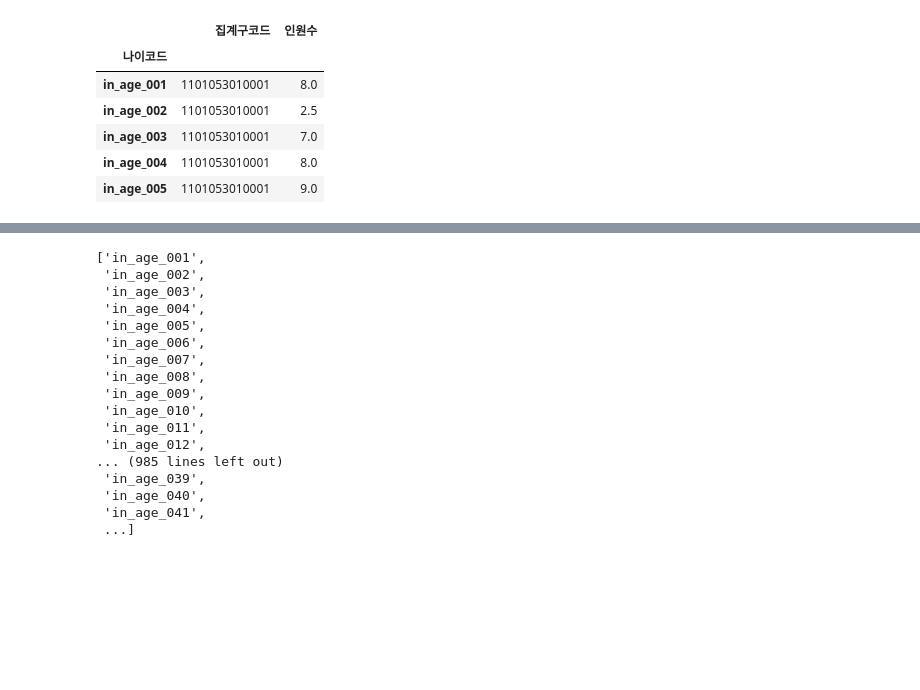
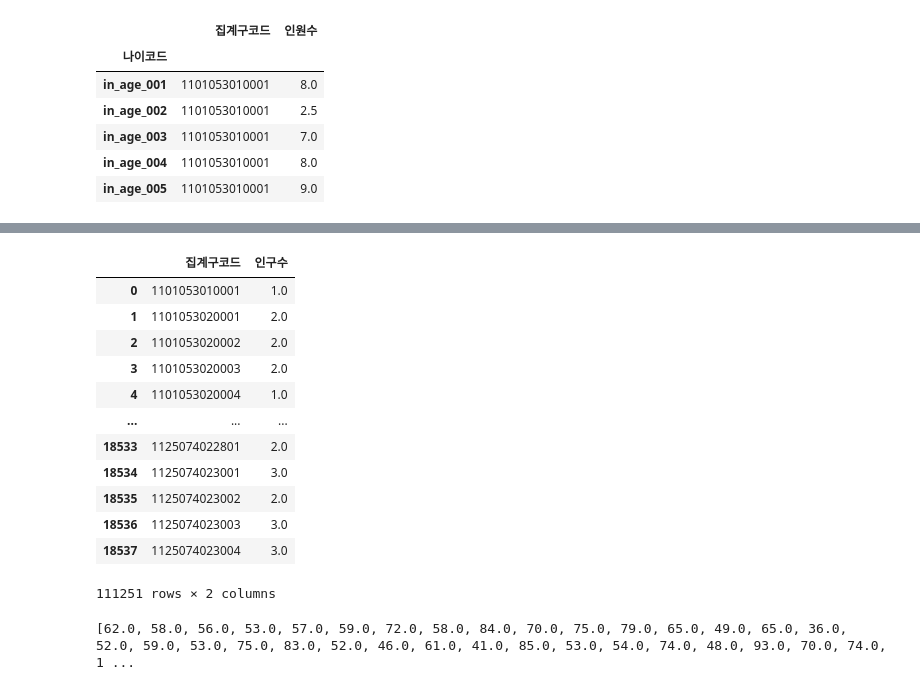
Before and after one commit to ansehoon1999/DataCampusProject, a Jupyter notebook: 세훈&기영_데청캠/배달_데이터_정제.ipynb, the cells around one changed output, grey strips where cells are left out. Cells and saved outputs as stored; diff of their text form; code cells hidden in the pictures; blank space fills up the shorter version.

```diff
--- a/세훈&기영_데청캠/배달_데이터_정제.ipynb
+++ b/세훈&기영_데청캠/배달_데이터_정제.ipynb
@@ -233,13 +214,12 @@ tmp = []
 for i in range(len(df_final)) :
   tmp.append(df_final.iloc[i,0])
 
-
 a = df_final.index
 a_list = []
 
 for i in range(len(a)) :
   a_list.append(a[i])
 
-df_final_40 = pd.DataFrame({"집계구코드":a_list, "40대인구수":tmp})
+df_final_40 = pd.DataFrame({"집계구코드":a_list, "인구수":tmp})
 print(df_final_40)
 # %% [output]
@@ -274,6 +254,6 @@ a_list = []
 for i in range(len(a)) :
   a_list.append(a[i])
 
-df_final_50 = pd.DataFrame({"집계구코드":a_list, "50대인구수":tmp})
+df_final_50 = pd.DataFrame({"집계구코드":a_list, "인구수":tmp})
 print(df_final_50)
 # %% [output]
@@ -308,6 +288,6 @@ a_list = []
 for i in range(len(a)) :
   a_list.append(a[i])
 
-df_60up = pd.DataFrame({"집계구코드":a_list, "60대이상인구수":tmp})
+df_60up = pd.DataFrame({"집계구코드":a_list, "인구수":tmp})
 print(df_60up)
 # %% [output]
@@ -473,20 +308,30 @@ col3
-# %%
-col3
-# %% [output]
-['in_age_001',
- 'in_age_002',
- 'in_age_003',
- 'in_age_004',
- 'in_age_005',
- 'in_age_006',
- 'in_age_007',
- 'in_age_008',
- 'in_age_009',
- 'in_age_010',
- 'in_age_011',
- 'in_age_012',
-... (985 lines left out)
- 'in_age_039',
- 'in_age_040',
- 'in_age_041',
- ...]
+# %%
+df = pd.concat([df_final_10, df_final_20, df_final_30, df_final_40, df_final_50, df_60up])
+# %%
+df
+# %% [output]
+|  | 집계구코드 | 인구수 |
+| 0 | 1101053010001 | 1.0 |
+| 1 | 1101053020001 | 2.0 |
+| 2 | 1101053020002 | 2.0 |
+| 3 | 1101053020003 | 2.0 |
+| 4 | 1101053020004 | 1.0 |
+| ... | ... | ... |
+| 18533 | 1125074022801 | 2.0 |
+| 18534 | 1125074023001 | 3.0 |
+| 18535 | 1125074023002 | 2.0 |
+| 18536 | 1125074023003 | 3.0 |
+| 18537 | 1125074023004 | 3.0 |
+111251 rows × 2 columns
+# %%
+df_code = df['집계구코드']
+df = df.groupby(df['집계구코드'])
+df_final = round(pd.DataFrame(df.sum()))
+
+tmp = []
+
+for i in range(len(df_final)) :
+  tmp.append(df_final.iloc[i,0])
+print(tmp)
+# %% [output]
+[62.0, 58.0, 56.0, 53.0, 57.0, 59.0, 72.0, 58.0, 84.0, 70.0, 75.0, 79.0, 65.0, 49.0, 65.0, 36.0, 52.0, 59.0, 53.0, 75.0, 83.0, 52.0, 46.0, 61.0, 41.0, 85.0, 53.0, 54.0, 74.0, 48.0, 93.0, 70.0, 74.0, 1 ...
```
Also changed, not shown: parts of 20 cells of this notebook.
